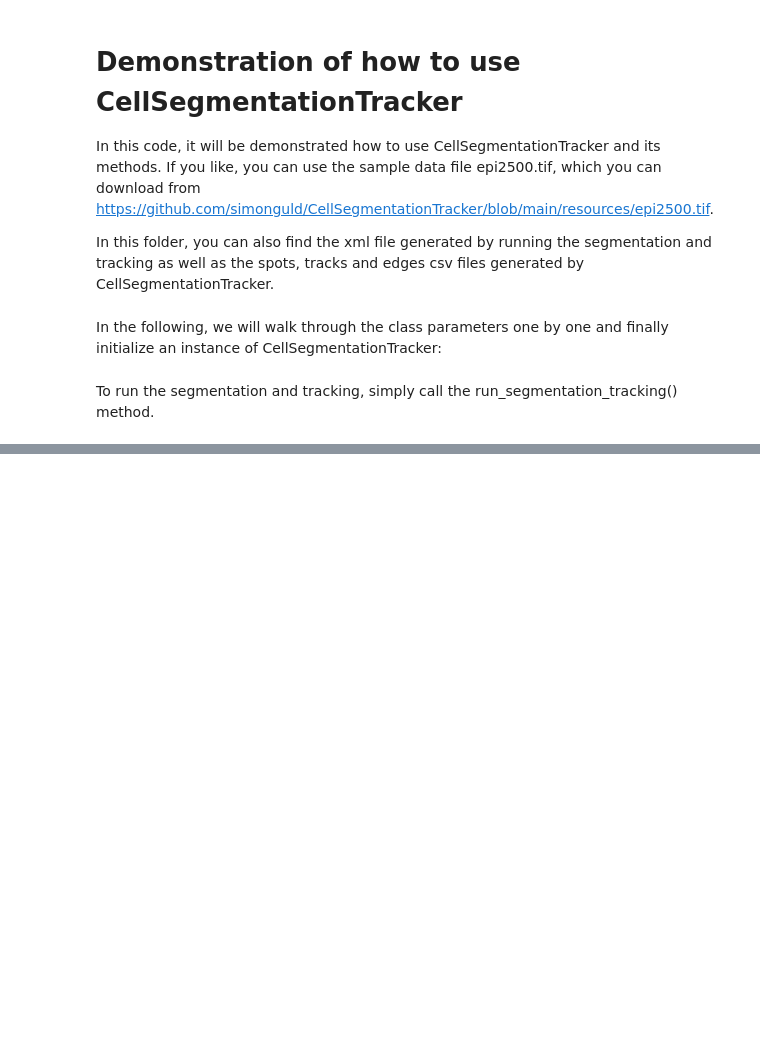
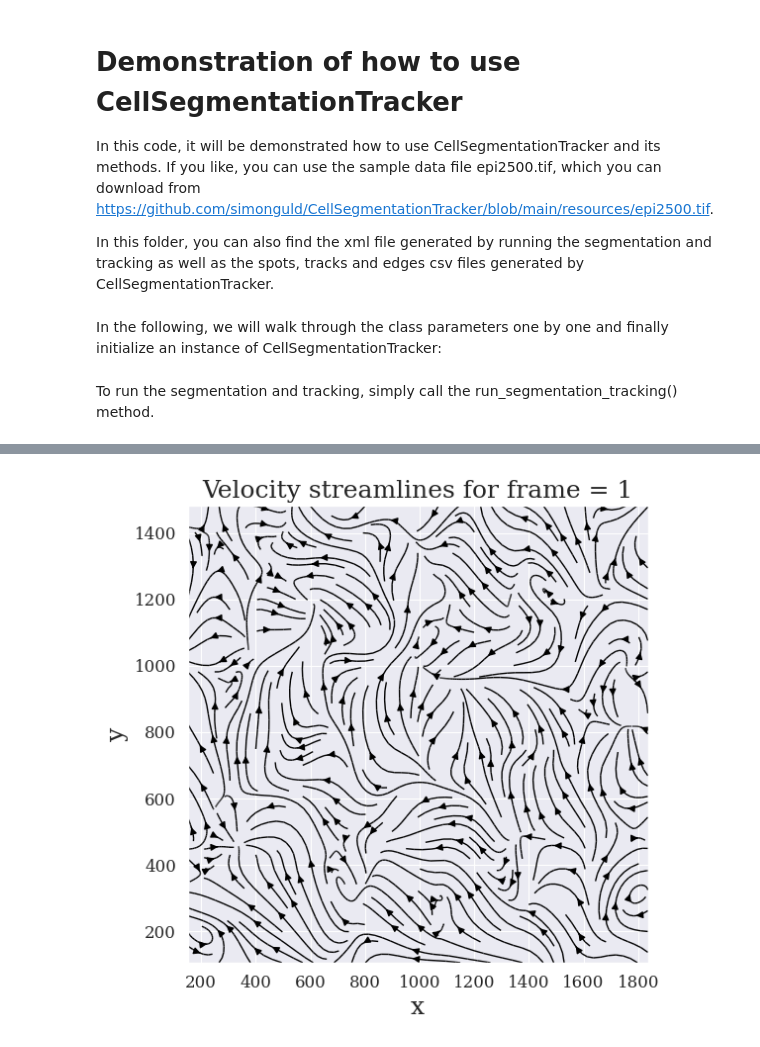
Before and after one commit to simonguld/CellSegmentationTracker, a Jupyter notebook: example_notebook.ipynb, the cells around one changed output, grey strips where cells are left out. Drawn from its saved outputs; the diff is of its cells as text; code cells hidden in the pictures; blank space fills up the shorter version.

```diff
--- a/example_notebook.ipynb
+++ b/example_notebook.ipynb
@@ -147,0 +225,14 @@ cst.plot_velocity_field(mode = 'streamlines', frame_range = [0,0], calculate_ave
+# %%
+# Finally, to plot the velocity flow field or streamlines, call the plot_velocity_field() method.
+
+# Choose whether to plot the velocity flow field or streamlines
+mode = 'streamlines' # 'streamlines' or 'field'
+
+# All the remaining arguments are the same as for visualize_grid_statistics()
+
+
+cst.plot_velocity_field(mode = 'streamlines', frame_range = frame_range, \
+    calculate_average = calculate_average, animate = animate, \
+    frame_interval = frame_interval, show = show)
+# %% [output]
+[figure, added]
```
Also changed, not shown: parts of 17 cells of this notebook, 7 other files.
